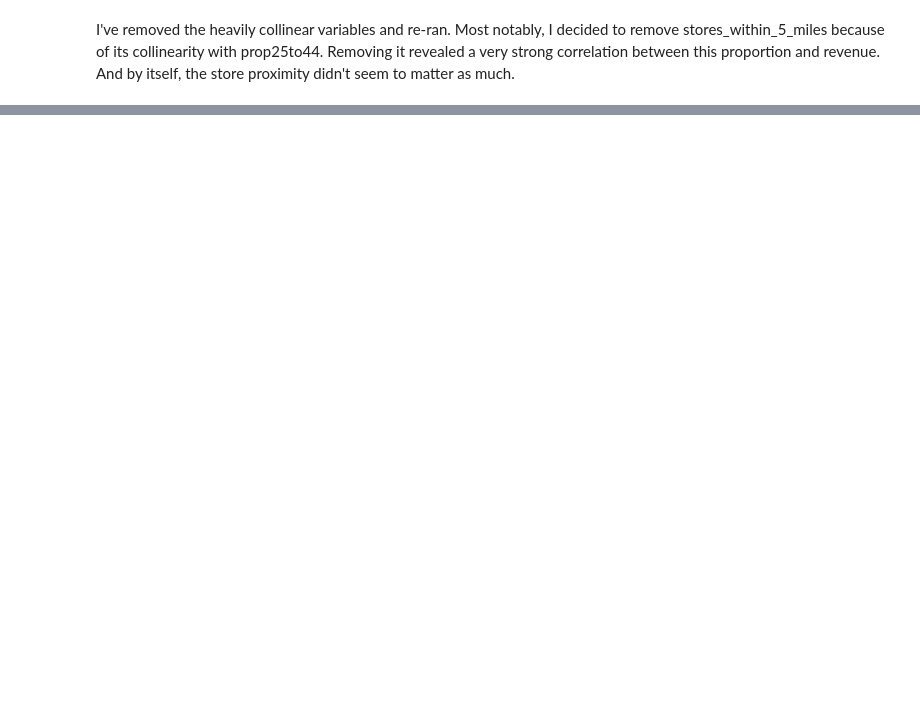
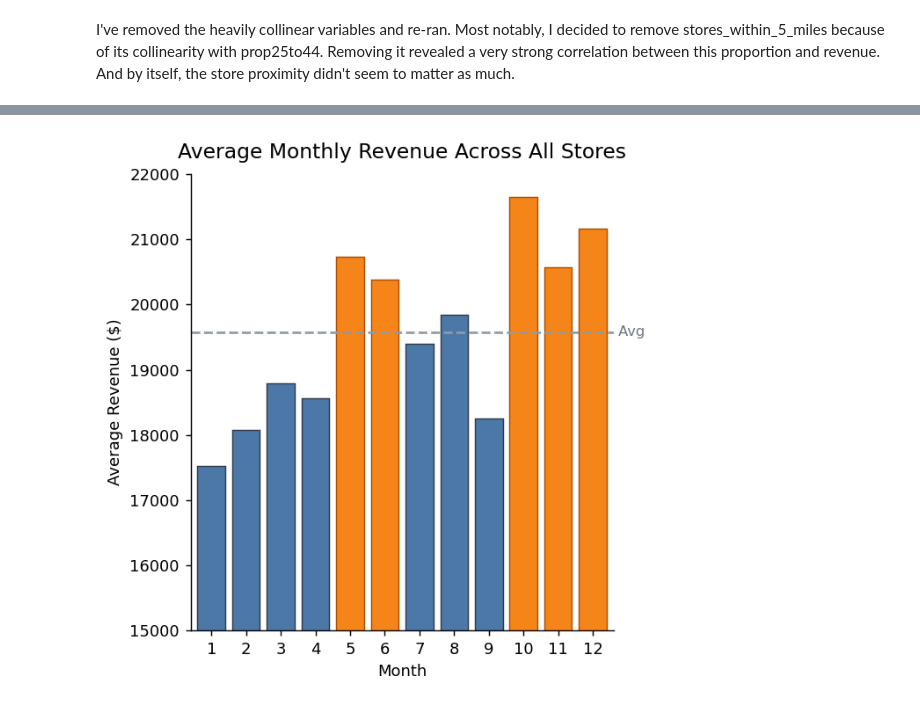
Before and after one commit to nicoleeyee/Data-403-Project-1, a Jupyter notebook: code/brs_model_fitting.ipynb, the cells around one changed output, grey strips where cells are left out. Drawn from its saved outputs; the diff is of its cells as text; code cells hidden in the pictures; blank space fills up the shorter version.

```diff
--- a/code/brs_model_fitting.ipynb
+++ b/code/brs_model_fitting.ipynb
@@ -403,0 +453,29 @@ I've removed the heavily collinear variables and re-ran. Most notably, I decided
+# %%
+monthly_avg = df.groupby('month', as_index=False)['revenue'].mean()
+x = monthly_avg['month'].to_numpy()
+y = monthly_avg['revenue'].to_numpy()
+
+peaks = {5, 6, 10, 11, 12}
+colors = ['#4C78A8' if m not in peaks else '#F58518' for m in x]  # base blue, highlight orange
+edge = ['#2F3B4A' if m not in peaks else '#AD4E00' for m in x]
+
+fig, ax = plt.subplots(figsize=(5,5), dpi=130)
+bars = ax.bar(x, y, color=colors, edgecolor=edge, linewidth=0.8)
+
+avg = y.mean()
+ax.axhline(avg, ls='--', lw=1.5, color='#8F9BA8')
+ax.text(12.6, avg, ' Avg', va='center', ha='left', color='#6B7683', fontsize=9)
+
+ax.set_title('Average Monthly Revenue Across All Stores', fontsize=13, pad=10)
+ax.set_xlabel('Month')
+ax.set_ylabel('Average Revenue ($)')
+ax.set_xticks(np.arange(1,13))
+ax.set_xlim(0.4, 12.6)
+ax.set_ylim(15000, 22000)
+ax.spines['top'].set_visible(False)
+ax.spines['right'].set_visible(False)
+
+plt.tight_layout()
+plt.show()
+# %% [output]
+[figure, added]
```
Also changed, not shown: parts of 10 cells of this notebook, 1 other file.
